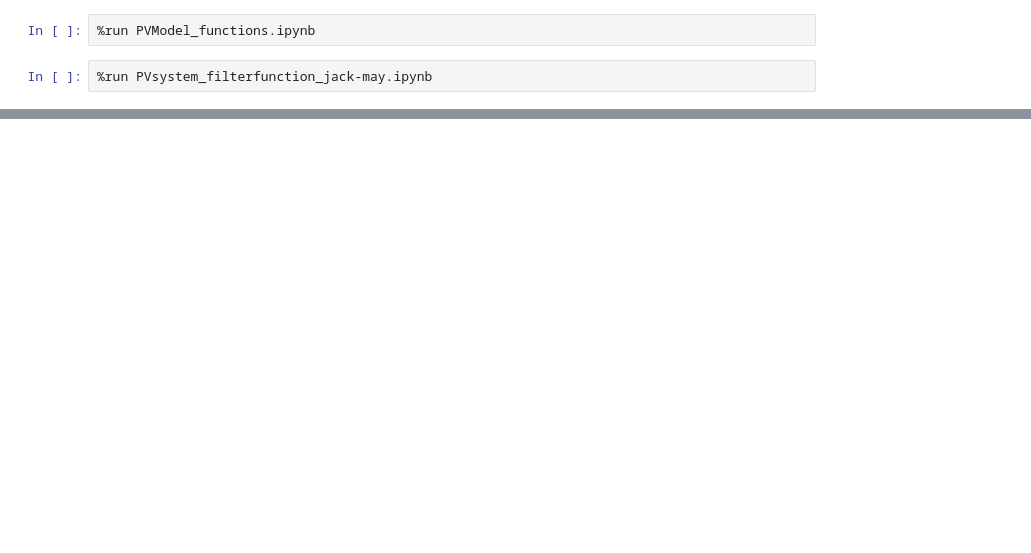
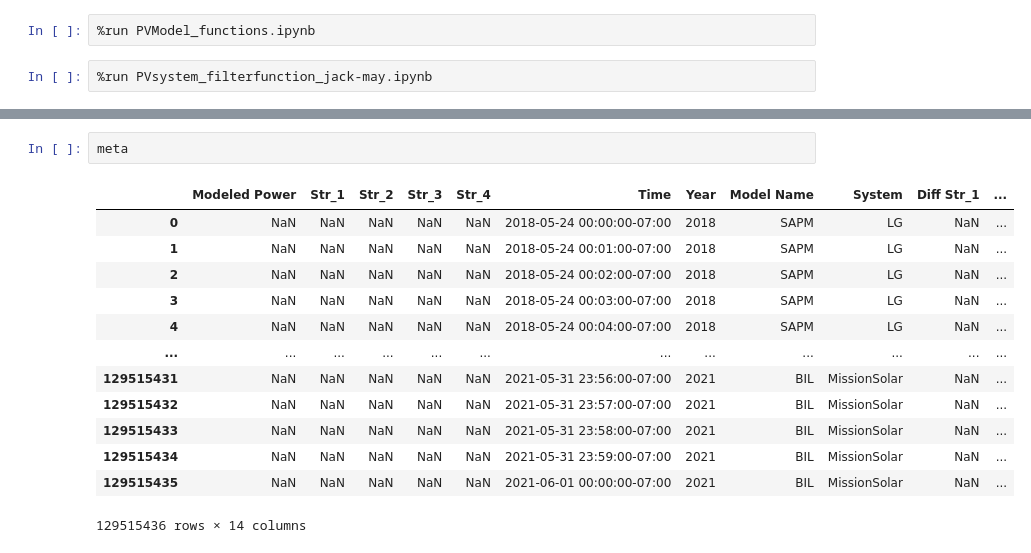
Before and after one commit to lmdeville/PV-Modeling, a Jupyter notebook: PVLT/PVLT_Loop.ipynb, the cells around one changed output, grey strips where cells are left out. Saved outputs shown, nothing was run; the diff lists cells and outputs as text; blank space fills up the shorter version.

```diff
--- a/PVLT/PVLT_Loop.ipynb
+++ b/PVLT/PVLT_Loop.ipynb
@@ -327 +335,17 @@ for mod_name in mod_names:
+# %%
+meta
+# %% [output]
+|  | Modeled Power | Str_1 | Str_2 | Str_3 | Str_4 | Time | Year | Model Name | System | Diff Str_1 | ... |
+| 0 | NaN | NaN | NaN | NaN | NaN | 2018-05-24 00:00:00-07:00 | 2018 | SAPM | LG | NaN | ... |
+| 1 | NaN | NaN | NaN | NaN | NaN | 2018-05-24 00:01:00-07:00 | 2018 | SAPM | LG | NaN | ... |
+| 2 | NaN | NaN | NaN | NaN | NaN | 2018-05-24 00:02:00-07:00 | 2018 | SAPM | LG | NaN | ... |
+| 3 | NaN | NaN | NaN | NaN | NaN | 2018-05-24 00:03:00-07:00 | 2018 | SAPM | LG | NaN | ... |
+| 4 | NaN | NaN | NaN | NaN | NaN | 2018-05-24 00:04:00-07:00 | 2018 | SAPM | LG | NaN | ... |
+| ... | ... | ... | ... | ... | ... | ... | ... | ... | ... | ... | ... |
+| 129515431 | NaN | NaN | NaN | NaN | NaN | 2021-05-31 23:56:00-07:00 | 2021 | BIL | MissionSolar | NaN | ... |
+| 129515432 | NaN | NaN | NaN | NaN | NaN | 2021-05-31 23:57:00-07:00 | 2021 | BIL | MissionSolar | NaN | ... |
+| 129515433 | NaN | NaN | NaN | NaN | NaN | 2021-05-31 23:58:00-07:00 | 2021 | BIL | MissionSolar | NaN | ... |
+| 129515434 | NaN | NaN | NaN | NaN | NaN | 2021-05-31 23:59:00-07:00 | 2021 | BIL | MissionSolar | NaN | ... |
+| 129515435 | NaN | NaN | NaN | NaN | NaN | 2021-06-01 00:00:00-07:00 | 2021 | BIL | MissionSolar | NaN | ... |
+129515436 rows × 14 columns
 # %%
```
Also changed, not shown: parts of 7 cells of this notebook, 1 other file.
